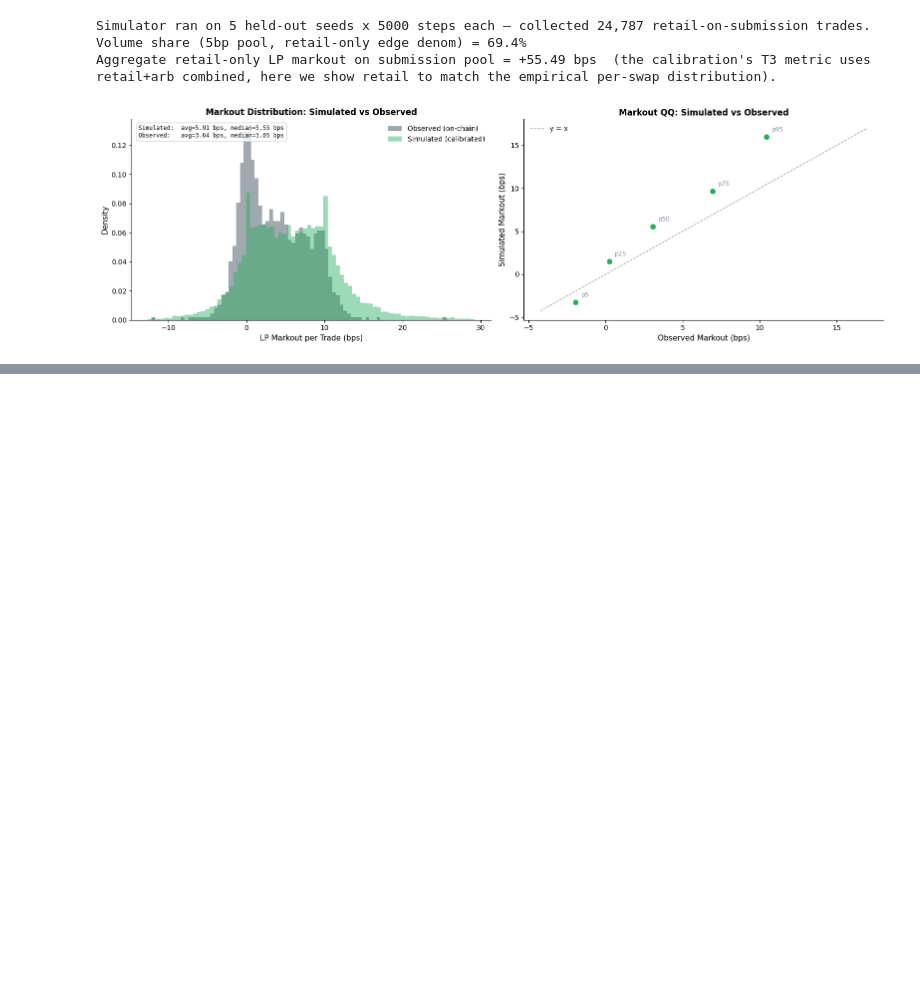
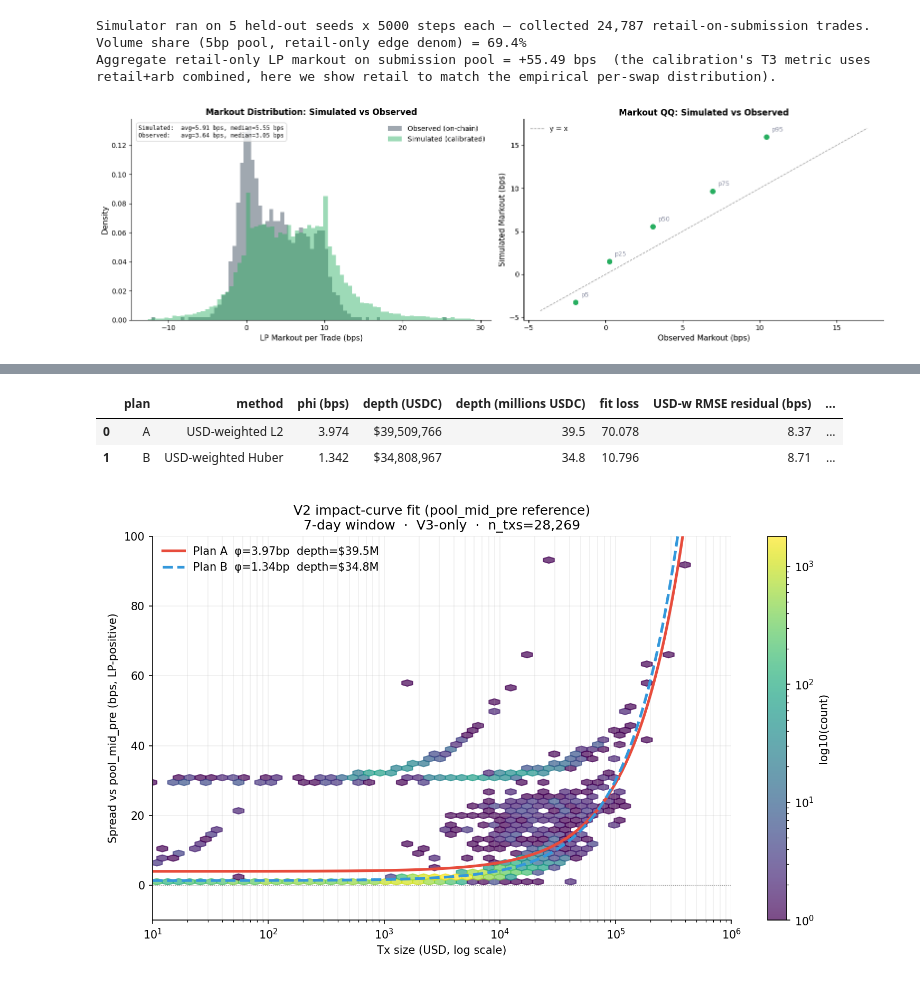
Before and after one commit to wanxinwanxin/amm-gym, a Jupyter notebook: presentation/calibration_three_targets.ipynb, the cells around one changed output, grey strips where cells are left out. Drawn from its saved outputs; the diff is of its cells as text; code cells hidden in the pictures; blank space fills up the shorter version.

```diff
--- a/presentation/calibration_three_targets.ipynb
+++ b/presentation/calibration_three_targets.ipynb
@@ -133,0 +229,26 @@ Aggregate retail-only LP markout on submission pool = +55.49 bps  (the calibrati
+# %%
+import json
+fit = json.loads((REPO / 'analysis' / 'weth_usdc_90d' / 'impact_curve_fit_pool_mid.json').read_text())
+
+def fmt_plan(name, p):
+    return {
+        'plan': name,
+        'method': p['method'],
+        'phi (bps)': round(p['phi'] * 1e4, 3),
+        'depth (USDC)': f"${p['depth_usdc']:,.0f}",
+        'depth (millions USDC)': round(p['depth_usdc']/1e6, 1),
+        'fit loss': round(p['fit_loss'], 3),
+        'USD-w RMSE residual (bps)': round(p['residual_stats_usd_weighted_bps']['usd_w_rmse'], 2),
+        'p90 |resid| (bps)': round(p['residual_stats_usd_weighted_bps']['p90_abs'], 2),
+    }
+import pandas as pd
+pd.DataFrame([fmt_plan('A', fit['plan_a']), fmt_plan('B', fit['plan_b'])])
+# %% [output]
+|  | plan | method | phi (bps) | depth (USDC) | depth (millions USDC) | fit loss | USD-w RMSE residual (bps) | ... |
+| 0 | A | USD-weighted L2 | 3.974 | $39,509,766 | 39.5 | 70.078 | 8.37 | ... |
+| 1 | B | USD-weighted Huber | 1.342 | $34,808,967 | 34.8 | 10.796 | 8.71 | ... |
+# %%
+from IPython.display import Image, display
+display(Image(filename=str(REPO_PLOTS_DIR / 'impact_curve_fit_pool_mid.png')))
+# %% [output]
+[figure, added]
```
Also changed, not shown: parts of 11 cells of this notebook.
